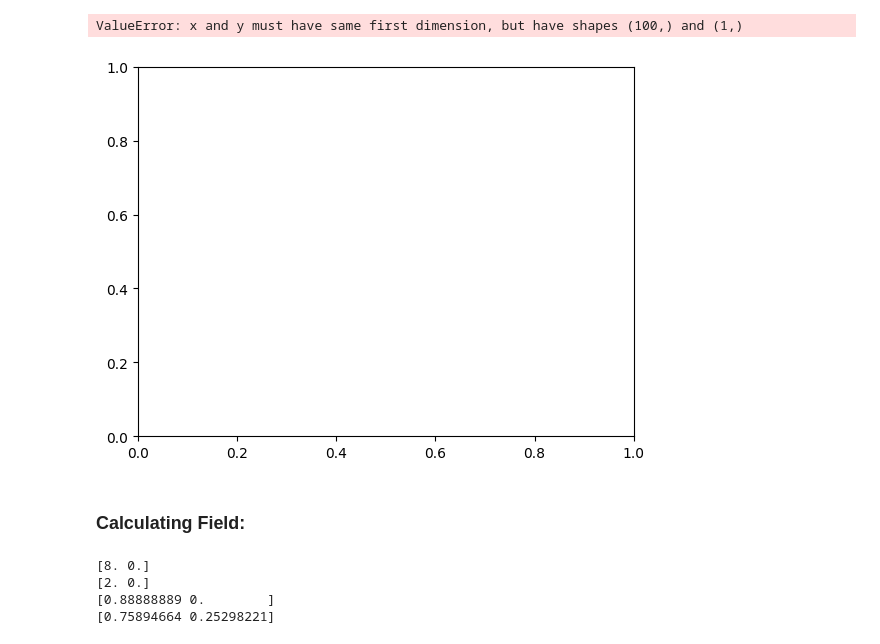
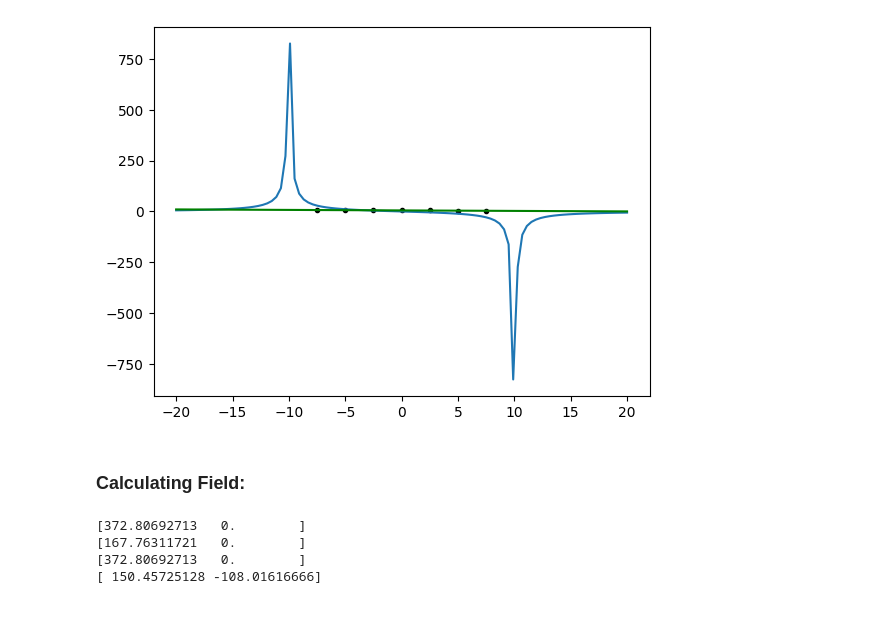
Before and after one commit to sunbaee/Eletrostatics, a Jupyter notebook: PotentialPlot.ipynb, the cells around one changed output. Saved outputs shown, nothing was run; the diff lists cells and outputs as text; code cells hidden in the pictures; blank space fills up the shorter version.

```diff
--- a/PotentialPlot.ipynb
+++ b/PotentialPlot.ipynb
@@ -68,7 +88,8 @@ def CalculatePotential(point, chargedPoints, charges):
 
     return potential;
 
-def PlotEquipotential(start, end, size, chargedPoints, charges, numLevels):
+# Calculates the eletric potential of many points between start and end. The z-axis is the potential.
+def CalculatePotentialPoints(start, end, size, chargedPoints, charges):
     meshSpace = np.linspace(start, end, size);
 
     zPoints = [];
@@ -82,23 +103,4 @@ def PlotEquipotential(start, end, size, chargedPoints, charges, numLevels):
     x, y = np.meshgrid(meshSpace, meshSpace);
     z = np.array(zPoints);
 
-    plot.figure(figsize=(8, 6));
-    ax = plot.axes();
-    plot.contour(y, x, z, numLevels, cmap='Pastel2');
-    plot.colorbar();
-
-    fig = plot.figure(figsize=(6, 6));
-    ax = plot.axes(projection = '3d');
-    ax.contour3D(x, y, z, 70, cmap="viridis", linestyles='solid', levels=numLevels);
+    return x, y, z;
-# %%
-eletricFieldPoints = np.array([[-5, 0], [0, 0], [5, 0]]); # Points to calculate eletric field.
-chargedPoints = np.array([[-10, 0], [10, 0]]); # Points with eletric current
-
-start, end = -20, 20;
-numPoints = 100;
-
-measuredPoints, measuredPotentials = GetData("dados1.csv");
-
-#charge = CalculateCharge(chargedPoints, measuredPoints, measuredPotentials);
-charge  = CalculateCharge(chargedPoints[0], [[-9.8, 0]], [10]);
-charges = [ charge, -charge ]; # Positive and negative charges.
@@ -110,31 +155,31 @@ PlotEquipotential(start, end, numPoints, chargedPoints, charges, 700);
 # %%
-x = np.linspace(start, end, numPoints);
-y = np.zeros(numPoints);
+xValues = np.linspace(start, end, numPoints);
 
-points = np.column_stack((x, y));
-analiticPotentials = CalculatePotential(points, chargedPoints, charges);
+analiticList = [];
+for x in xValues:
+    analiticList.append(CalculatePotential([x, 0], chargedPoints, charges));
 
-plot.plot(x, analiticPotentials);
+analiticPotentials = np.array(analiticList);
 
 xAxisPotentials = [];
 xAxisPoints = [];
 
 # Filtering measured points where y = 0.
 for i, point in enumerate(measuredPoints):
-    if (point[1] == 0):
-        xAxisPoints.append(point[0]);
-        xAxisPotentials.append(measuredPotentials[i]);
+    if (point[1] != 0): continue;
+    xAxisPoints.append(point[0]);
+    xAxisPotentials.append(measuredPotentials[i]);
 
 xAxisPoints = np.array(xAxisPoints);
 xAxisPotentials = np.array(xAxisPotentials);
 
-plot.scatter(xAxisPoints, xAxisPotentials, c='k', marker='.');
+plot.plot(xValues, analiticPotentials);
 
 a, b = LinearFit(np.column_stack((xAxisPoints, xAxisPotentials)));
-plot.plot(x, a * x + b, c='g');
+plot.scatter(xAxisPoints, xAxisPotentials, c='k', marker='.');
+plot.plot(xValues, a * xValues + b, c='g');
 # %% [output]
-ValueError: x and y must have same first dimension, but have shapes (100,) and (1,)
-[figure, old version]
+[figure, new version]
 # %% [markdown]
 ### Calculating Field:
 # %%
@@ -152,12 +197,14 @@ def CalculateField(point, chargedPoints, charges):
 
     return 1 / (4 * np.pi * eps_0) * eletricField;
 # %%
+eletricFieldPoints = np.array([[-5, 0], [0, 0], [5, 0]]); # Points to calculate eletric field.
+
 for point in eletricFieldPoints:
     print(CalculateField(point, chargedPoints, charges));
 
 print(CalculateField([5, 5], chargedPoints, charges));
 # %% [output]
-[8. 0.]
-[2. 0.]
-[0.88888889 0.        ]
-[0.75894664 0.25298221]
+[372.80692713   0.        ]
+[167.76311721   0.        ]
+[372.80692713   0.        ]
+[ 150.45725128 -108.01616666]
```
Also changed, not shown: parts of 8 cells of this notebook.
